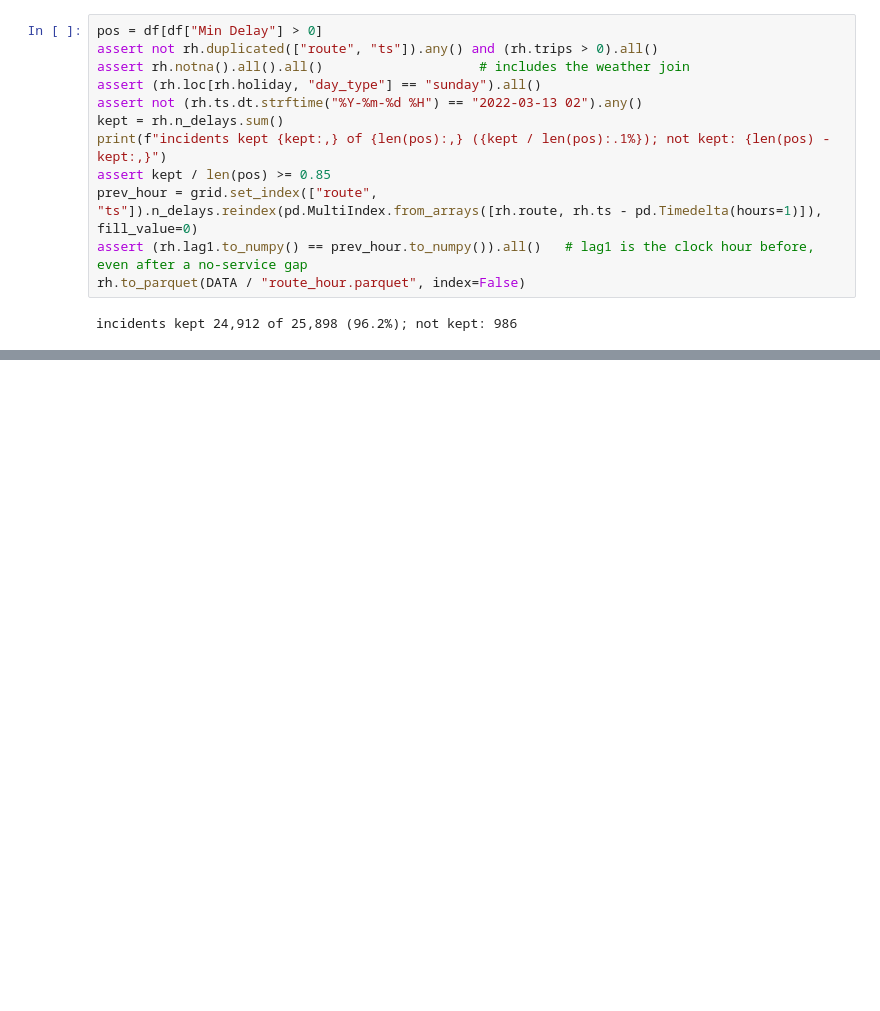
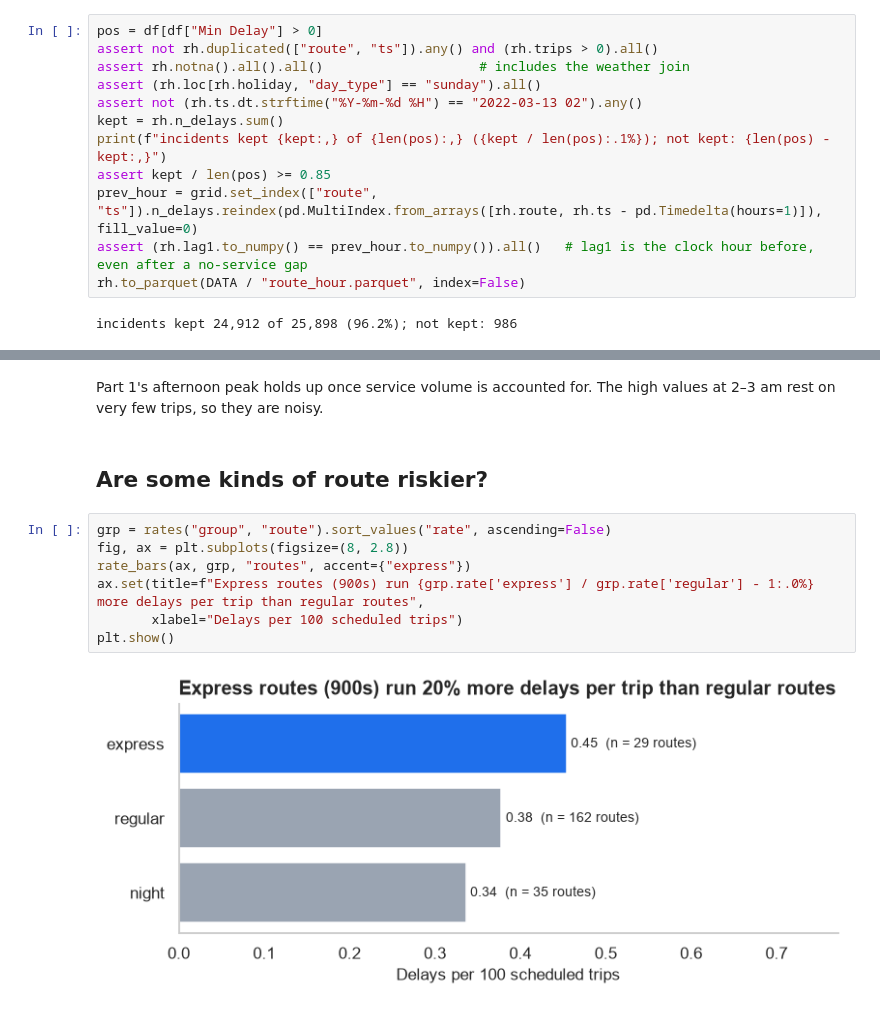
Before and after one commit to raraspradnya/actransit-reliability, a Jupyter notebook: toronto_eda.ipynb, the cells around one changed output, grey strips where cells are left out. Saved outputs shown, nothing was run; the diff lists cells and outputs as text; blank space fills up the shorter version.

```diff
--- a/toronto_eda.ipynb
+++ b/toronto_eda.ipynb
@@ -362,0 +449,13 @@ incidents kept 24,912 of 25,898 (96.2%); not kept: 986
+# %% [markdown]
+Part 1's afternoon peak holds up once service volume is accounted for. The high values at 2–3 am rest on very few trips, so they are noisy.
+# %% [markdown]
+## Are some kinds of route riskier?
+# %%
+grp = rates("group", "route").sort_values("rate", ascending=False)
+fig, ax = plt.subplots(figsize=(8, 2.8))
+rate_bars(ax, grp, "routes", accent={"express"})
+ax.set(title=f"Express routes (900s) run {grp.rate['express'] / grp.rate['regular'] - 1:.0%} more delays per trip than regular routes",
+       xlabel="Delays per 100 scheduled trips")
+plt.show()
+# %% [output]
+[figure, added]
```
Also changed, not shown: parts of 16 cells of this notebook.
